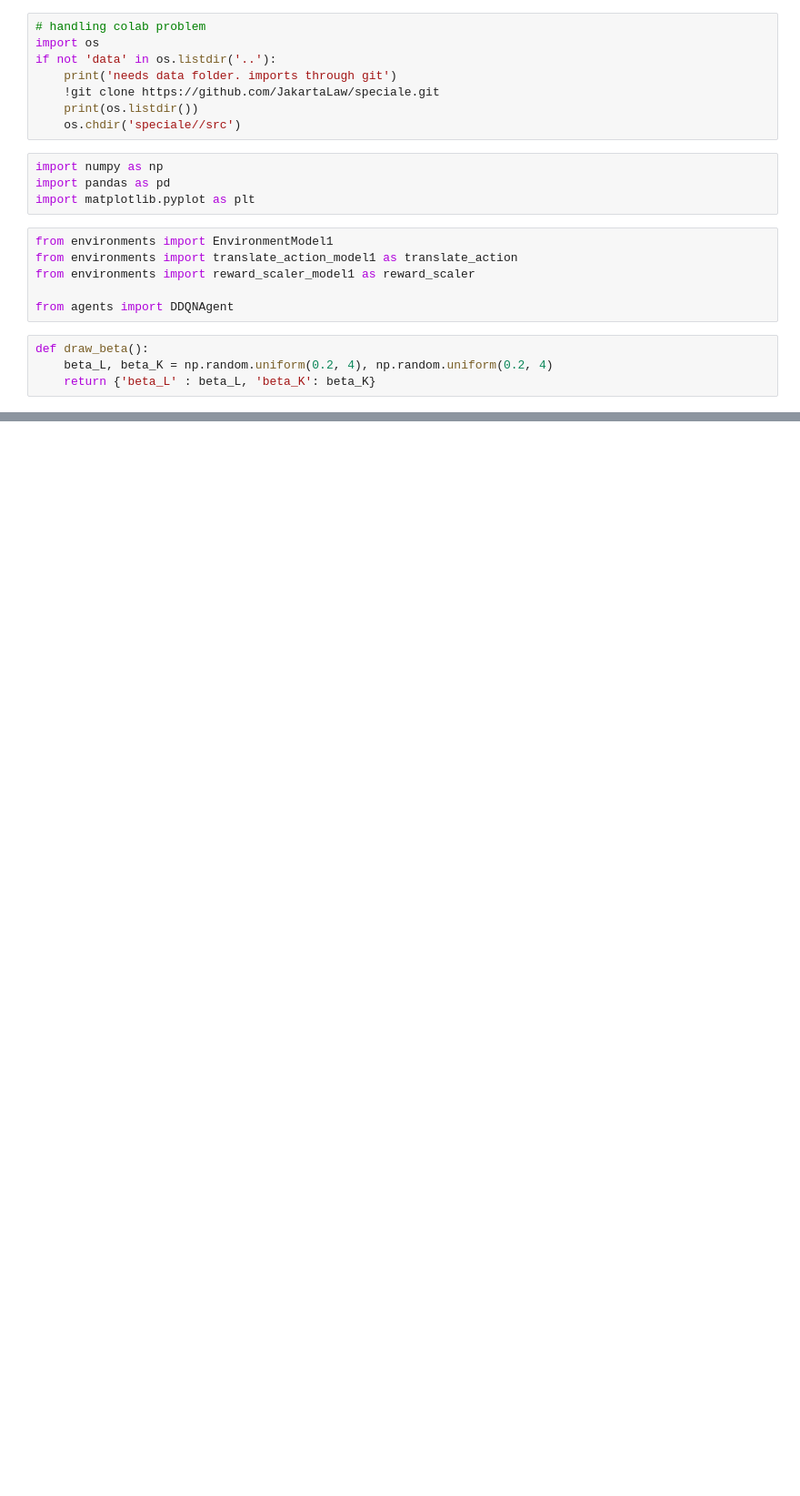
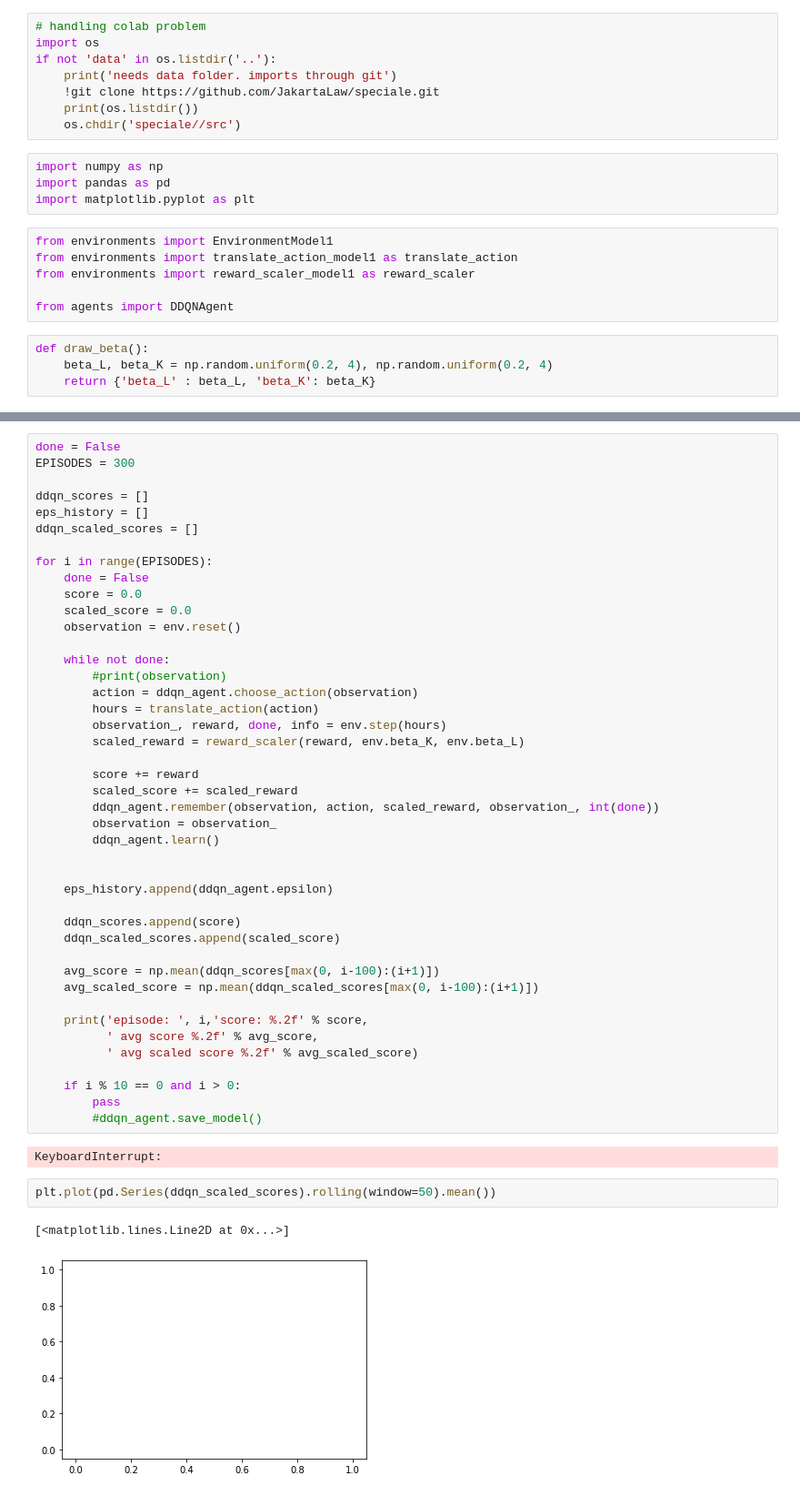
Before and after one commit to JakartaLaw/speciale, a Jupyter notebook: src/Double DQN - (Simple model).ipynb, the cells around one changed output, grey strips where cells are left out. Shown at 91% size. Drawn from its saved outputs; the diff is of its cells as text; blank space fills up the shorter version.

```diff
--- a/src/Double DQN - (Simple model).ipynb
+++ b/src/Double DQN - (Simple model).ipynb
@@ -74,3 +91,53 @@ def draw_beta():
+# %%
+done = False
+EPISODES = 300
+
+ddqn_scores = []
+eps_history = []
+ddqn_scaled_scores = []
+
+for i in range(EPISODES):
+    done = False
+    score = 0.0
+    scaled_score = 0.0
+    observation = env.reset()
+
+    while not done:
+        #print(observation)
+        action = ddqn_agent.choose_action(observation)
+        hours = translate_action(action)
+        observation_, reward, done, info = env.step(hours)
+        scaled_reward = reward_scaler(reward, env.beta_K, env.beta_L)
+
+        score += reward
+        scaled_score += scaled_reward
+        ddqn_agent.remember(observation, action, scaled_reward, observation_, int(done))
+        observation = observation_
+        ddqn_agent.learn()
+
+
+    eps_history.append(ddqn_agent.epsilon)
+
+    ddqn_scores.append(score)
+    ddqn_scaled_scores.append(scaled_score)
+
+    avg_score = np.mean(ddqn_scores[max(0, i-100):(i+1)])
+    avg_scaled_score = np.mean(ddqn_scaled_scores[max(0, i-100):(i+1)])
+
+    print('episode: ', i,'score: %.2f' % score,
+          ' avg score %.2f' % avg_score,
+          ' avg scaled score %.2f' % avg_scaled_score)
+
+    if i % 10 == 0 and i > 0:
+        pass
+        #ddqn_agent.save_model()
+# %% [output]
+KeyboardInterrupt:
+# %%
+plt.plot(pd.Series(ddqn_scaled_scores).rolling(window=50).mean())
+# %% [output]
+[<matplotlib.lines.Line2D at 0x...>]
+[figure, added]
 # %%
 parameters = {
     'beta_K' : 1,
```
Also changed, not shown: parts of 11 cells of this notebook.
